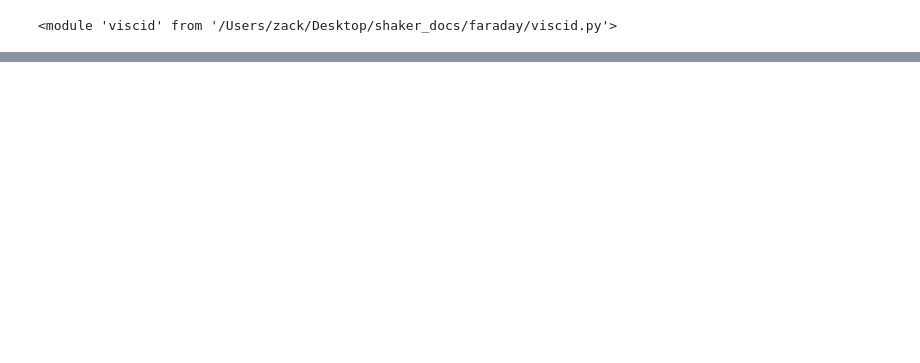
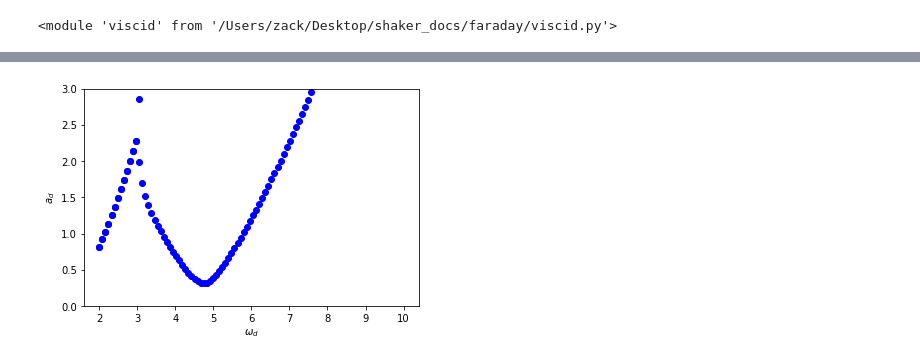
Before and after one commit to znicolaou/faraday, a Jupyter notebook: viscid_notebook.ipynb, the cells around one changed output, grey strips where cells are left out. Saved outputs shown, nothing was run; the diff lists cells and outputs as text; code cells hidden in the pictures; blank space fills up the shorter version.

```diff
--- a/viscid_notebook.ipynb
+++ b/viscid_notebook.ipynb
@@ -92,0 +167,21 @@ print(flattened.nonzero())
+# %%
+qx=0
+qy=args.k2y/2
+omega=2*np.pi*args.freq/2
+
+evalssweep=[]
+omegas=np.linspace(2*np.pi*2, 2*np.pi*10, 100)
+for omega in omegas:
+    viscid.args.freq=omega/(2*np.pi)
+    Ftilde_0,Gtilde_0=viscid.viscid_flat_mat(omega/2,qx,qy)
+    Ftildeflattened_0=np.transpose(Ftilde_0,(0,2,1,3)).reshape((3*(2*args.Nt+1),3*(2*args.Nt+1)))
+    Gtildeflattened_0=np.transpose(Gtilde_0,(0,2,1,3)).reshape((3*(2*args.Nt+1),3*(2*args.Nt+1)))
+    evals,levecs,revecs=eig(Ftildeflattened_0,Gtildeflattened_0,left=True)
+    evalssweep=evalssweep+[evals]
+plt.plot(omegas/(2*np.pi),np.real(evalssweep)/args.g,'bo')
+plt.ylim(0,3)
+plt.xlabel(r'$\omega_d$')
+plt.ylabel('$a_d$')
+plt.show()
+# %% [output]
+[figure, added]
```
Also changed, not shown: parts of 11 cells of this notebook, 6 other files.
